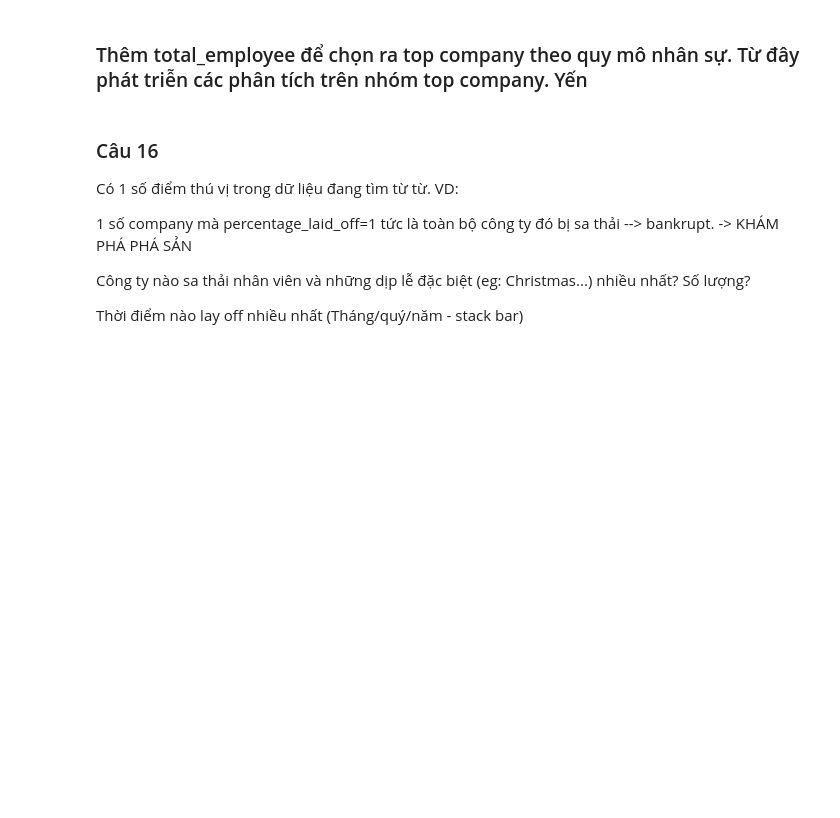
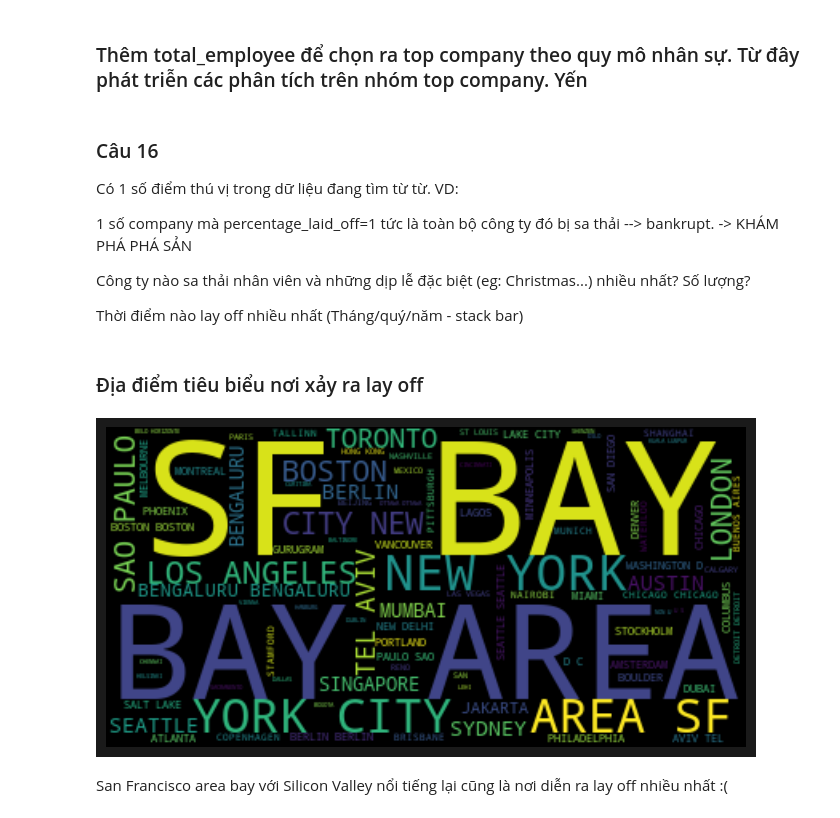
Before and after one commit to vhtnguyen/Layoffs-Visualization-Project, a Jupyter notebook: layoffs-data-visualization/main.ipynb, the cells around one changed output. Cells and saved outputs as stored; diff of their text form; code cells hidden in the pictures; blank space fills up the shorter version.

```diff
--- a/layoffs-data-visualization/main.ipynb
+++ b/layoffs-data-visualization/main.ipynb
@@ -541,6 +530,21 @@ Có 1 số điểm thú vị trong dữ liệu đang tìm từ từ. VD:
 Công ty nào sa thải nhân viên và những dịp lễ đặc biệt (eg: Christmas...) nhiều nhất? Số lượng?
 
 Thời điểm nào lay off nhiều nhất (Tháng/quý/năm - stack bar)
+# %% [markdown]
+### Địa điểm tiêu biểu nơi xảy ra lay off
+# %%
+
+plt.figure(facecolor='k')
+wordcloud = WordCloud(width=400, height=200,max_font_size=100).generate(' '.join(df['location']))
+
+plt.imshow(wordcloud,interpolation="bilinear")
+plt.axis("off")
+plt.tight_layout(pad=0)
+plt.show()
+# %% [output]
+[figure, added]
+# %% [markdown]
+San Francisco area bay với Silicon Valley nổi tiếng lại cũng là nơi diễn ra lay off nhiều nhất :(
 # %%
 df_clean_total_lo=df[df['total_laid_off']>0]
 df_clean_total_lo['date'].min()
```
Also changed, not shown: parts of 38 cells of this notebook.
